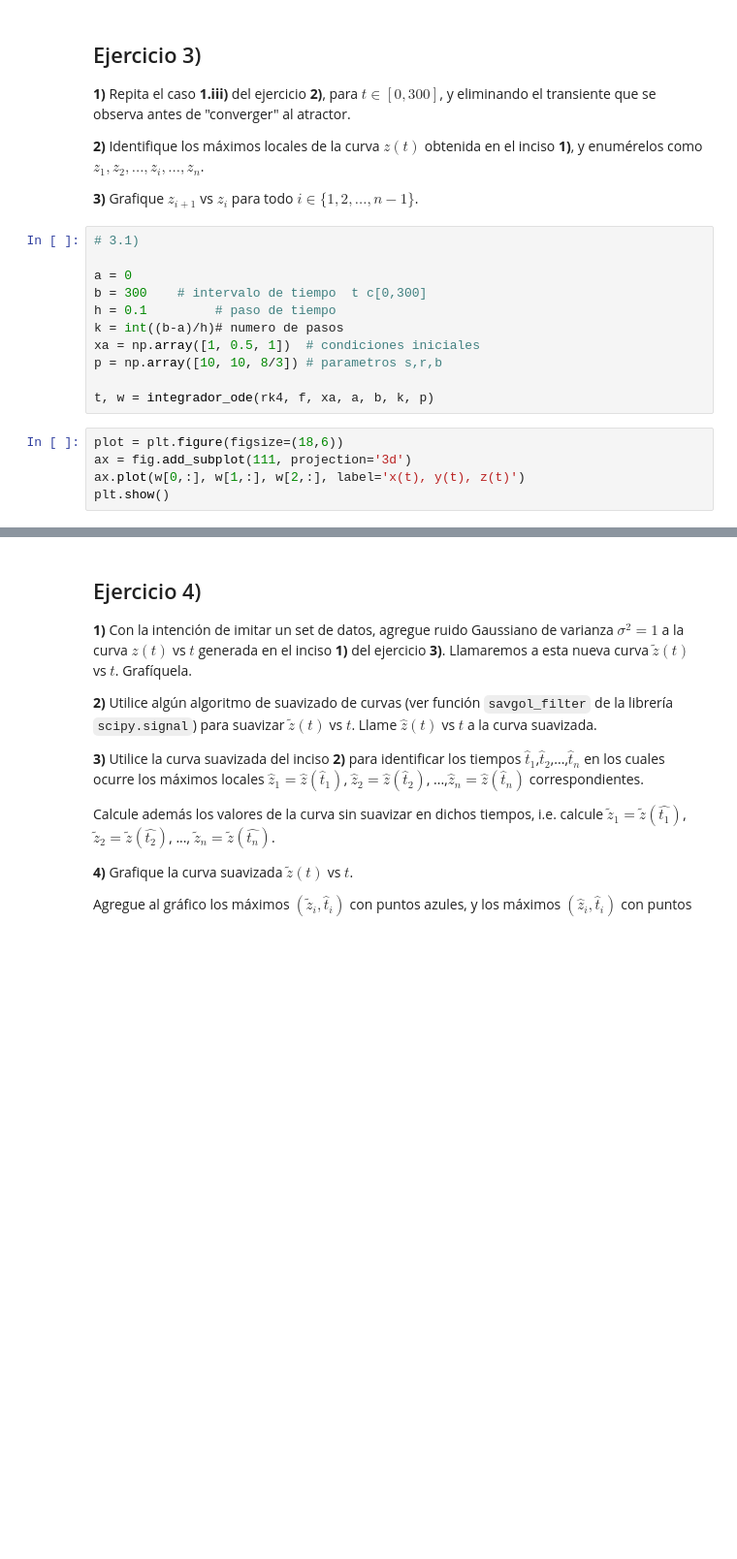
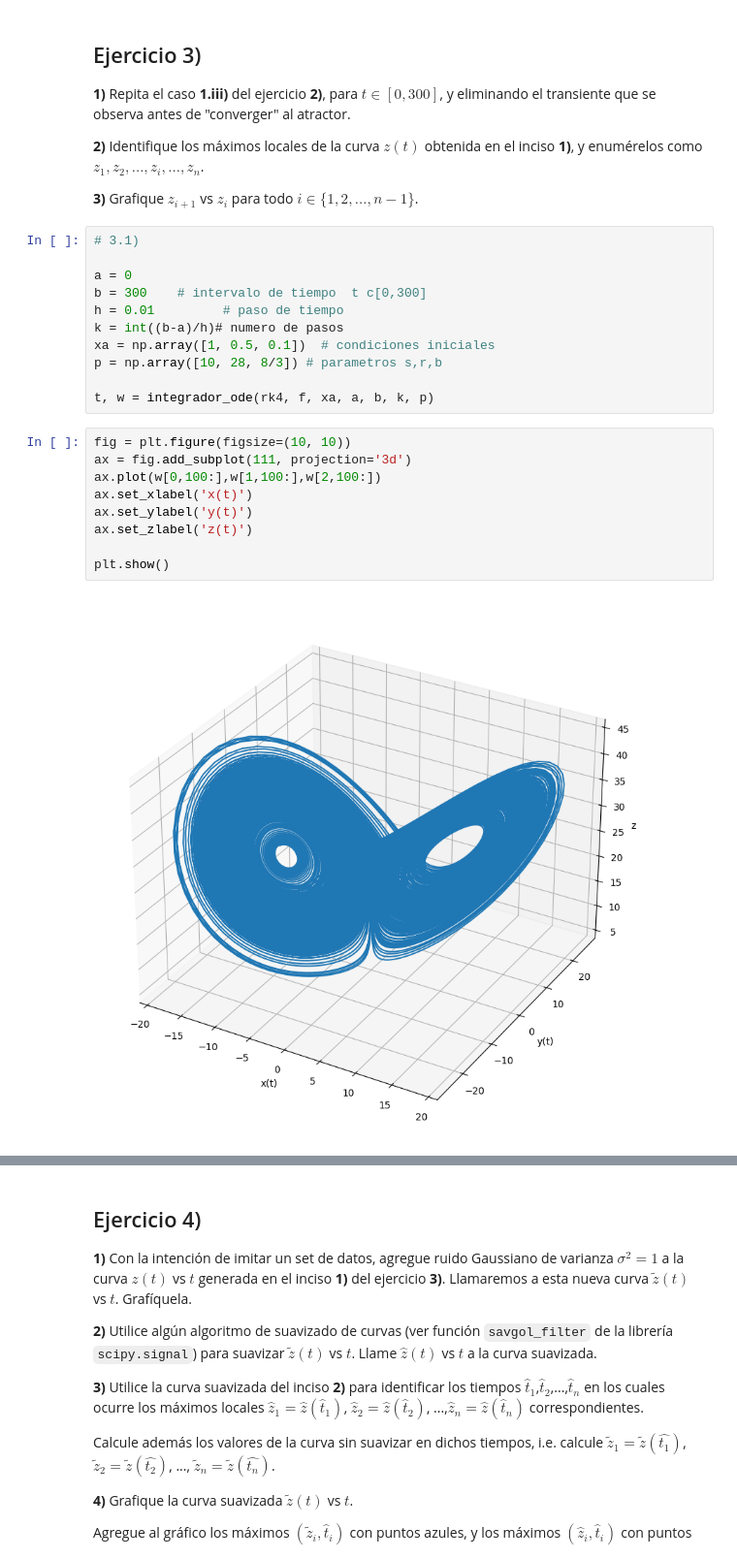
Before and after one commit to aletole1/Redes-Neuronales, a Jupyter notebook: redes_neuronales_2024_guia_6.ipynb, the cells around one changed output, grey strips where cells are left out. Shown at 97% size. Saved outputs shown, nothing was run; the diff lists cells and outputs as text; blank space fills up the shorter version.

```diff
--- a/redes_neuronales_2024_guia_6.ipynb
+++ b/redes_neuronales_2024_guia_6.ipynb
@@ -246,14 +246,20 @@ plt.show()
 
 a = 0
 b = 300    # intervalo de tiempo  t c[0,300]
-h = 0.1         # paso de tiempo
+h = 0.01         # paso de tiempo
 k = int((b-a)/h)# numero de pasos
-xa = np.array([1, 0.5, 1])  # condiciones iniciales
-p = np.array([10, 10, 8/3]) # parametros s,r,b
+xa = np.array([1, 0.5, 0.1])  # condiciones iniciales
+p = np.array([10, 28, 8/3]) # parametros s,r,b
 
 t, w = integrador_ode(rk4, f, xa, a, b, k, p)
 # %%
-plot = plt.figure(figsize=(18,6))
+fig = plt.figure(figsize=(10, 10))
 ax = fig.add_subplot(111, projection='3d')
-ax.plot(w[0,:], w[1,:], w[2,:], label='x(t), y(t), z(t)')
+ax.plot(w[0,100:],w[1,100:],w[2,100:])
+ax.set_xlabel('x(t)')
+ax.set_ylabel('y(t)')
+ax.set_zlabel('z(t)')
+
 plt.show()
+# %% [output]
+[figure, added]
```
Also changed, not shown: parts of 4 cells of this notebook.
